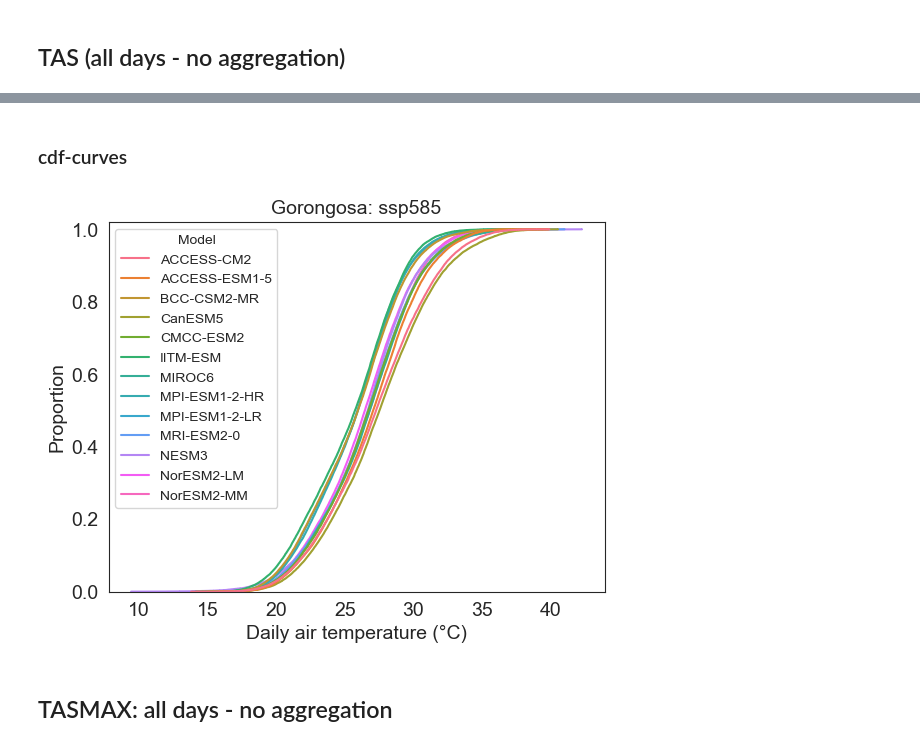
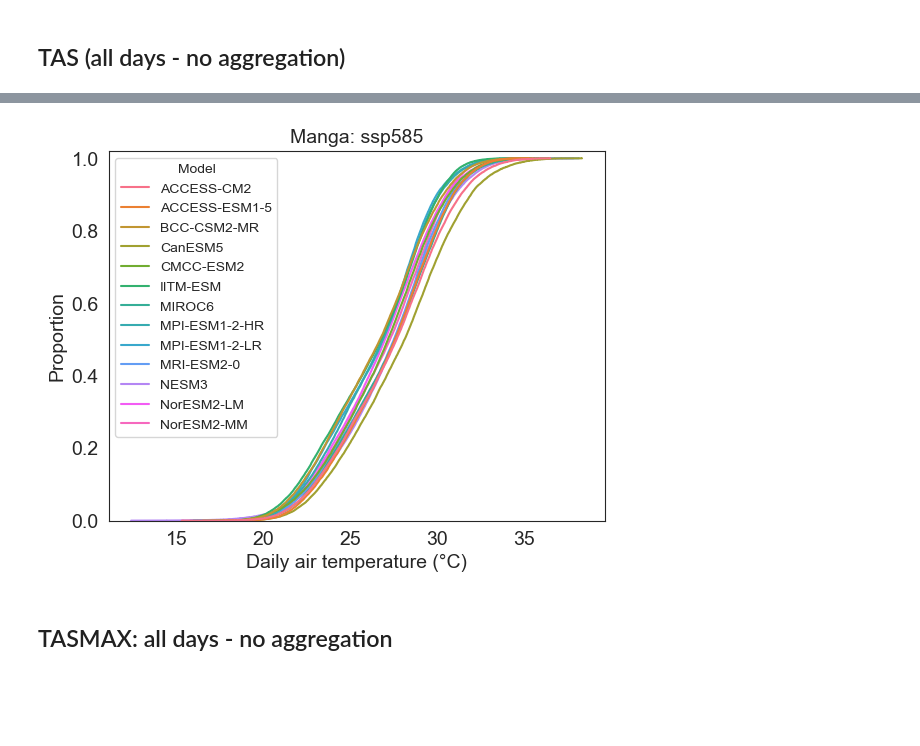
Before and after one commit to RaphaelPB/CRVA_tool, a Jupyter notebook: 3-CRVA_Tool/moz_simple.ipynb, the cells around one changed output, grey strips where cells are left out. Saved outputs shown, nothing was run; the diff lists cells and outputs as text; code cells hidden in the pictures; blank space fills up the shorter version.

```diff
--- a/3-CRVA_Tool/moz_simple.ipynb
+++ b/3-CRVA_Tool/moz_simple.ipynb
@@ -199,2 +205,0 @@ print('modelled historical: min, mean and max',past_perc)
-# %% [markdown]
-### cdf-curves
@@ -201,31 +208,31 @@ print('modelled historical: min, mean and max',past_perc)
 # %%
 #USE THIS ONE
 # CDF-curves for Models with different scenarios
 var='Daily mean '
-scenario='ssp585' #'ssp126', ssp245', 'ssp370','ssp585''historical'
-loc_= loc.replace('_','') # take off every - of project names
+scenario='ssp585' #'ssp126', ssp245', 'ssp370','ssp585' 'historical'
+loc_= loc.replace('_','') # take off every - of project names historical
 loc_=loc_.replace('WTP','')
 loc_=loc_.replace('EIB','')
 
-df_tas_scen=df_tas_NEXGDDPCMIP6_loc[df_tas_NEXGDDPCMIP6_loc['Experiment']==scenario]
+df_scen=df_tas_filt[df_tas_filt['Experiment']==scenario]
 
 f, ax = plt.subplots()
 #for m in models:
-ax = sns.ecdfplot(x=df_tas_scen['Daily Near-Surface Air Temperature °C'], hue=df_tas_scen['Model'])
+ax = sns.ecdfplot(x=df_scen['Daily Near-Surface Air Temperature °C '], hue=df_scen['Model'])
 ax.grid(False)
 sns.set_context( rc={"axes.titlesize":14,"axes.labelsize":14})
 ylim_min=0#df[y_axis].min()
 ylim_max=1.02#df[y_axis].max()
 ax.set_ylim(ylim_min,ylim_max)
 ax.tick_params(labelsize=14)
 plt.xlabel('Daily air temperature (°C)')
 sns.set_style("white")
 sns.set_style(rc = {'axes.facecolor': 'white'})
-title=loc_+ ': ' + scenario
+title=loc_': ' + scenario
 plt.title(title)
 f.tight_layout#
 f.savefig(loc+'_tas_'+scenario+ '.svg', bbox_inches='tight')
 # %% [output]
-[figure, old version]
+[figure, new version]
 # %% [markdown]
 ## TASMAX: all days - no aggregation
```
Also changed, not shown: parts of 58 cells of this notebook, 11 other files.
